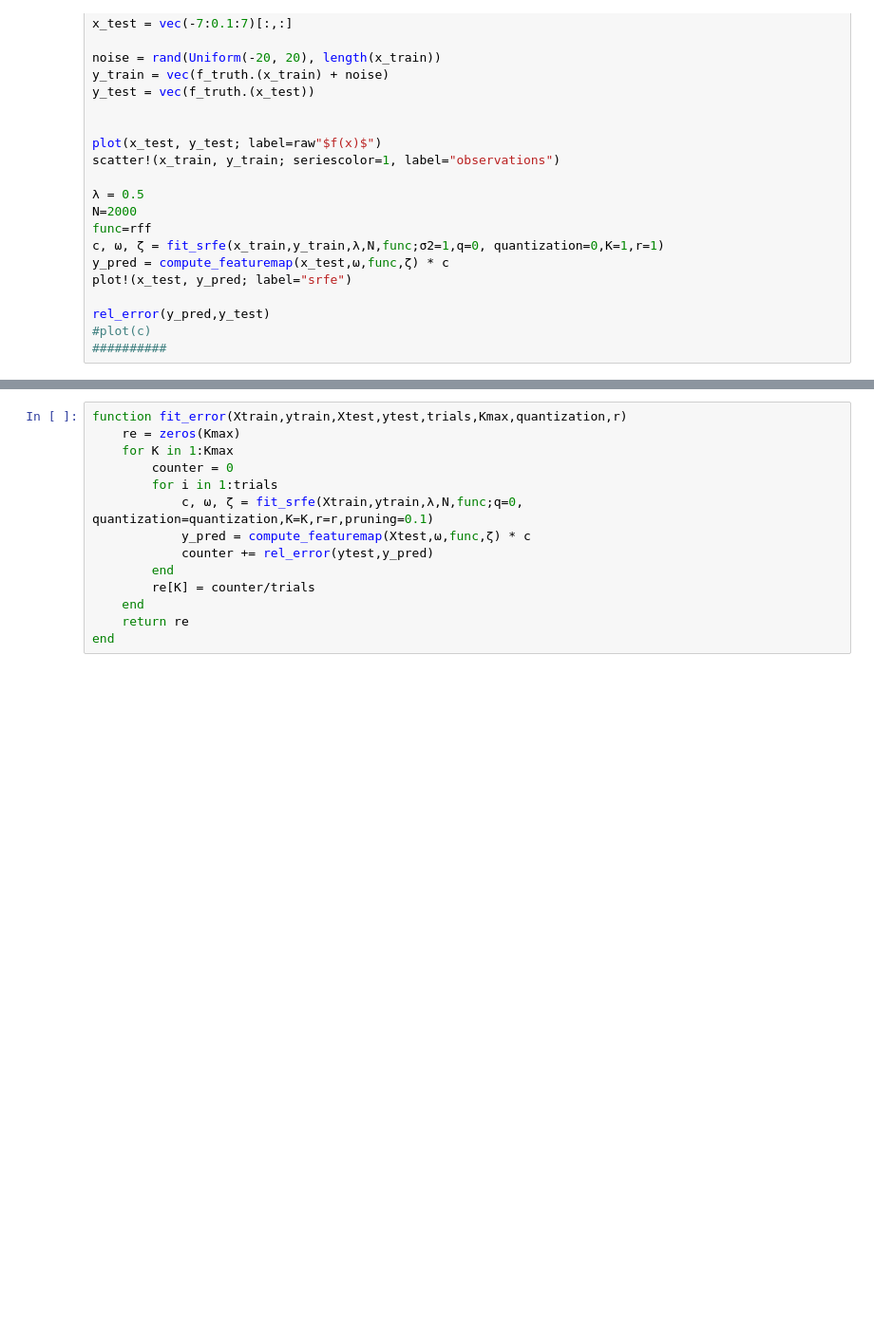
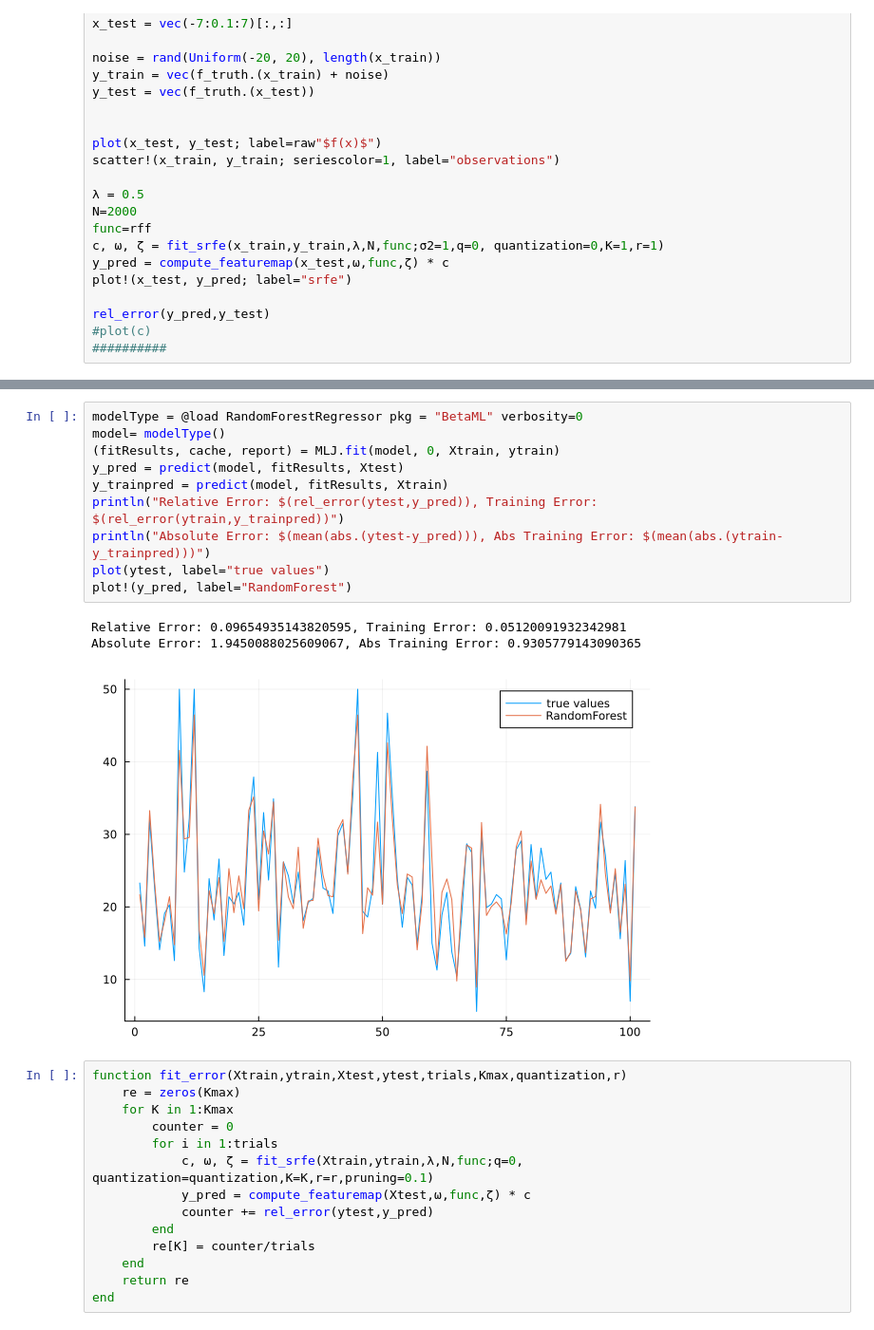
Before and after one commit to grsbe/qsrfe, a Jupyter notebook: modeltests.ipynb, the cells around one changed output, grey strips where cells are left out. Shown at 95% size. Drawn from its saved outputs; the diff is of its cells as text; blank space fills up the shorter version.

Commit message:
compared to RandomForest and fitted equally well on Boston. Also max_iteration change worked

```diff
--- a/modeltests.ipynb
+++ b/modeltests.ipynb
@@ -118,3 +107,17 @@ rel_error(ytrain,y_pred)
+# %%
+modelType = @load RandomForestRegressor pkg = "BetaML" verbosity=0
+model= modelType()
+(fitResults, cache, report) = MLJ.fit(model, 0, Xtrain, ytrain)
+y_pred = predict(model, fitResults, Xtest)
+y_trainpred = predict(model, fitResults, Xtrain)
+println("Relative Error: $(rel_error(ytest,y_pred)), Training Error: $(rel_error(ytrain,y_trainpred))")
+println("Absolute Error: $(mean(abs.(ytest-y_pred))), Abs Training Error: $(mean(abs.(ytrain-y_trainpred)))")
+plot(ytest, label="true values")
+plot!(y_pred, label="RandomForest")
+# %% [output]
+Relative Error: 0.09654935143820595, Training Error: 0.05120091932342981
+Absolute Error: 1.9450088025609067, Abs Training Error: 0.9305779143090365
+[figure, added]
 # %%
 function fit_error(Xtrain,ytrain,Xtest,ytest,trials,Kmax,quantization,r)
     re = zeros(Kmax)
```
Also changed, not shown: parts of 7 cells of this notebook, 2 other files.
